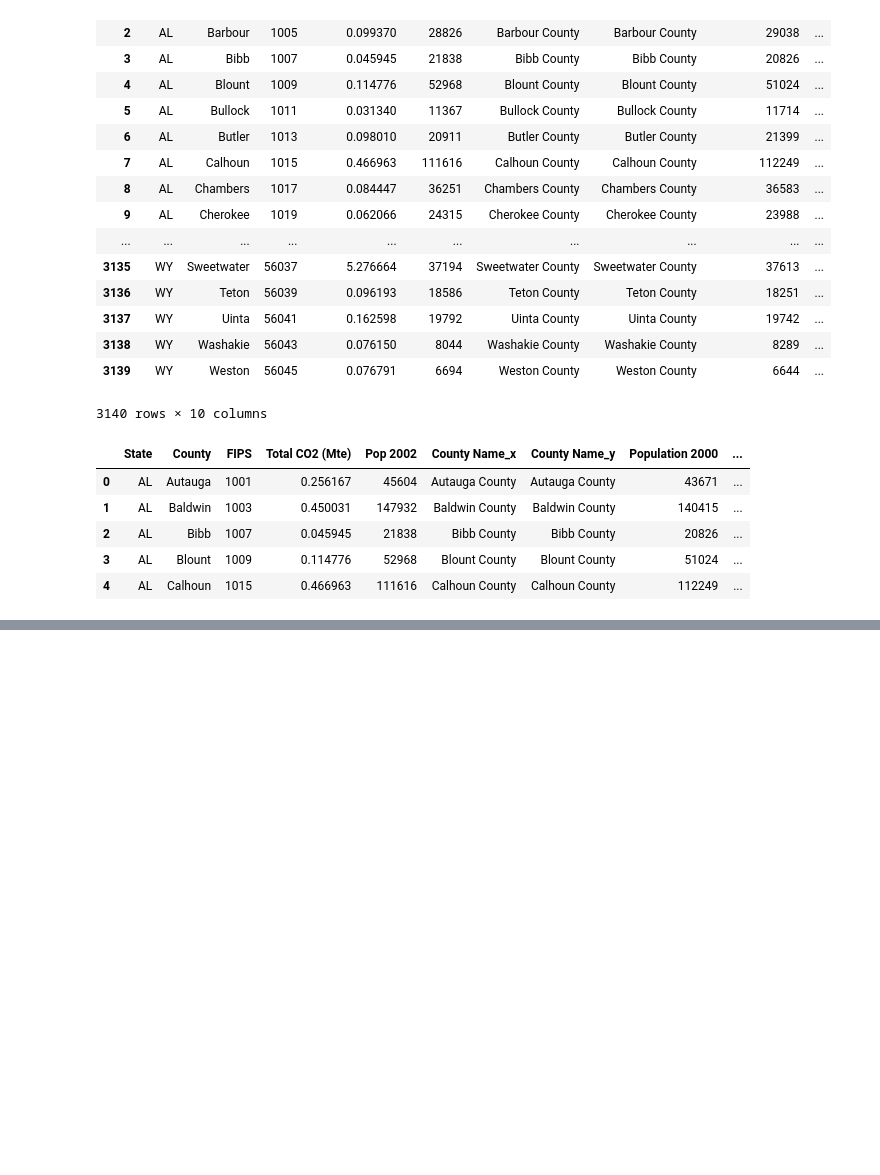
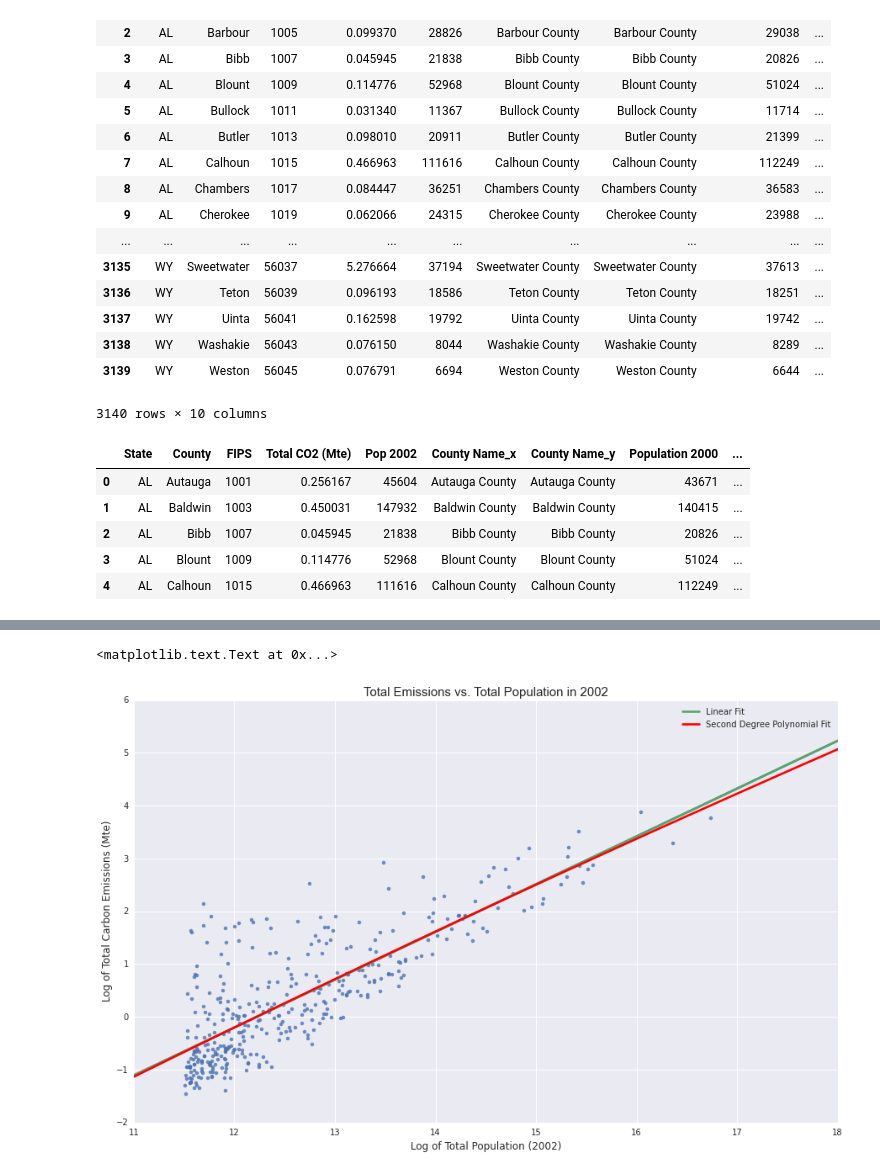
Before and after one commit to michellemho/Civic-Analytics, a Jupyter notebook: Merging Data.ipynb, the cells around one changed output, grey strips where cells are left out. Drawn from its saved outputs; the diff is of its cells as text; code cells hidden in the pictures; blank space fills up the shorter version.

Commit message:
added second degree fit

```diff
--- a/Merging Data.ipynb
+++ b/Merging Data.ipynb
@@ -217,0 +231,2 @@ sortByPerCapitaEmissions.head()
+# %%
+largeCBSA.sort('Carbon Emissions per Capita (Mte)').reset_index().tail()
@@ -219,0 +244,14 @@ largeCBSA.to_csv('Large CBSA CO2 and Population.csv')
+# %%
+pl.figure(figsize=(15,9))
+ax = seaborn.regplot(log(largeCBSA['TotalPop']),log(largeCBSA['TotalEmissions']), ci=0)
+seaborn.regplot(log(largeCBSA['TotalPop']),log(largeCBSA['TotalEmissions']), ci=0, order=1,
+                label='Linear Fit', scatter = False)
+seaborn.regplot(log(largeCBSA['TotalPop']),log(largeCBSA['TotalEmissions']), ci=0, color = 'red',
+                    order=2, scatter=False, label= 'Second Degree Polynomial Fit')
+pl.legend()
+pl.xlabel('Log of Total Population (2002)', fontsize=12)
+pl.ylabel('Log of Total Carbon Emissions (Mte)', fontsize=12)
+ax.set_title('Total Emissions vs. Total Population in 2002', fontsize=15)
+# %% [output]
+<matplotlib.text.Text at 0x...>
+[figure, added]
```
Also changed, not shown: parts of 20 cells of this notebook.
